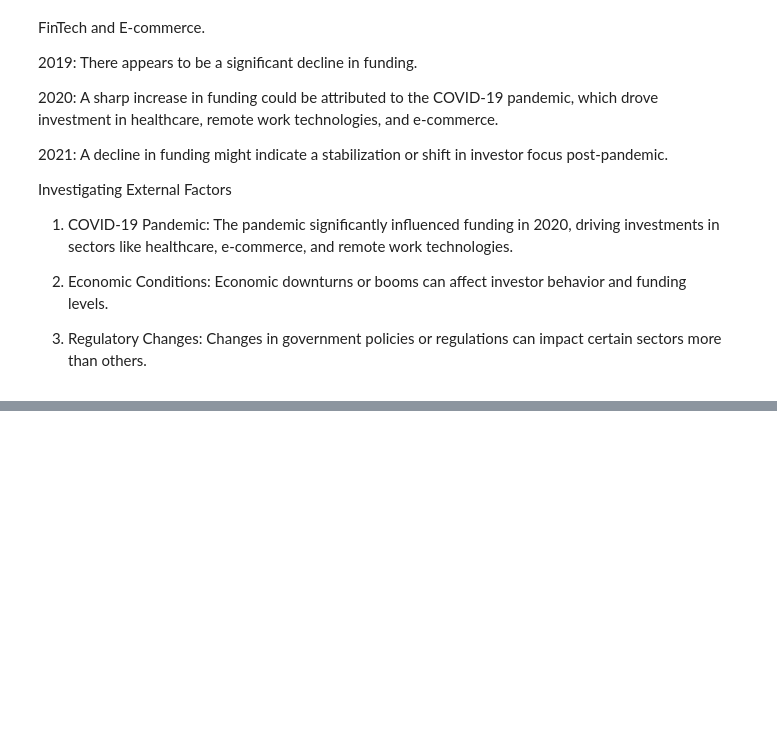
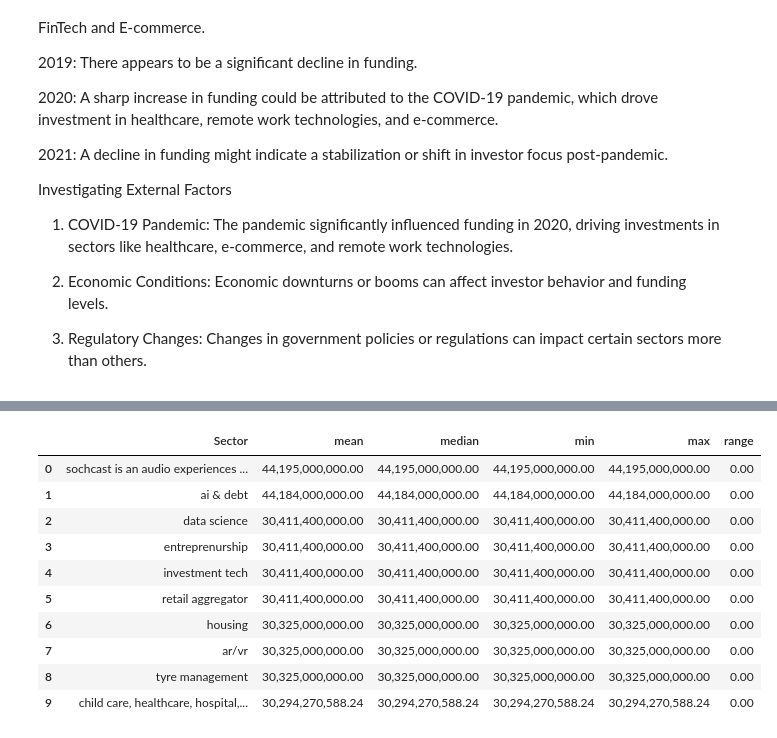
Before and after one commit to MillicentAgyir/Team-Belize-Live-Project-1, a Jupyter notebook: Notebooks/my_notebook.ipynb, the cells around one changed output, grey strips where cells are left out. Saved outputs shown, nothing was run; the diff lists cells and outputs as text; code cells hidden in the pictures; blank space fills up the shorter version.

```diff
--- a/Notebooks/my_notebook.ipynb
+++ b/Notebooks/my_notebook.ipynb
@@ -803,0 +903,28 @@ Investigating External Factors
+# %%
+
+# Normalize the sector names by converting to lowercase
+combined_data['Sector'] = combined_data['Sector'].str.lower()
+combined_data['Sector'] = combined_data['Sector'].str.replace('health care', 'healthcare')
+combined_data['Sector'] = combined_data['Sector'].str.replace('e-commerce', 'ecommerce')
+
+# Calculate mean, median, and range of funding amounts for each sector
+sector_stats = combined_data.groupby('Sector')['Amount'].agg(['mean', 'median', 'min', 'max']).reset_index()
+sector_stats['range'] = sector_stats['max'] - sector_stats['min']
+
+# Sort sectors by mean funding amount
+sector_stats = sector_stats.sort_values(by='mean', ascending=False).reset_index(drop=True)
+
+# Display the statistics for the top sectors
+sector_stats.head(10)
+# %% [output]
+|  | Sector | mean | median | min | max | range |
+| 0 | sochcast is an audio experiences ... | 44,195,000,000.00 | 44,195,000,000.00 | 44,195,000,000.00 | 44,195,000,000.00 | 0.00 |
+| 1 | ai & debt | 44,184,000,000.00 | 44,184,000,000.00 | 44,184,000,000.00 | 44,184,000,000.00 | 0.00 |
+| 2 | data science | 30,411,400,000.00 | 30,411,400,000.00 | 30,411,400,000.00 | 30,411,400,000.00 | 0.00 |
+| 3 | entreprenurship | 30,411,400,000.00 | 30,411,400,000.00 | 30,411,400,000.00 | 30,411,400,000.00 | 0.00 |
+| 4 | investment tech | 30,411,400,000.00 | 30,411,400,000.00 | 30,411,400,000.00 | 30,411,400,000.00 | 0.00 |
+| 5 | retail aggregator | 30,411,400,000.00 | 30,411,400,000.00 | 30,411,400,000.00 | 30,411,400,000.00 | 0.00 |
+| 6 | housing | 30,325,000,000.00 | 30,325,000,000.00 | 30,325,000,000.00 | 30,325,000,000.00 | 0.00 |
+| 7 | ar/vr | 30,325,000,000.00 | 30,325,000,000.00 | 30,325,000,000.00 | 30,325,000,000.00 | 0.00 |
+| 8 | tyre management | 30,325,000,000.00 | 30,325,000,000.00 | 30,325,000,000.00 | 30,325,000,000.00 | 0.00 |
+| 9 | child care, healthcare, hospital,... | 30,294,270,588.24 | 30,294,270,588.24 | 30,294,270,588.24 | 30,294,270,588.24 | 0.00 |
```
Also changed, not shown: parts of 16 cells of this notebook.
